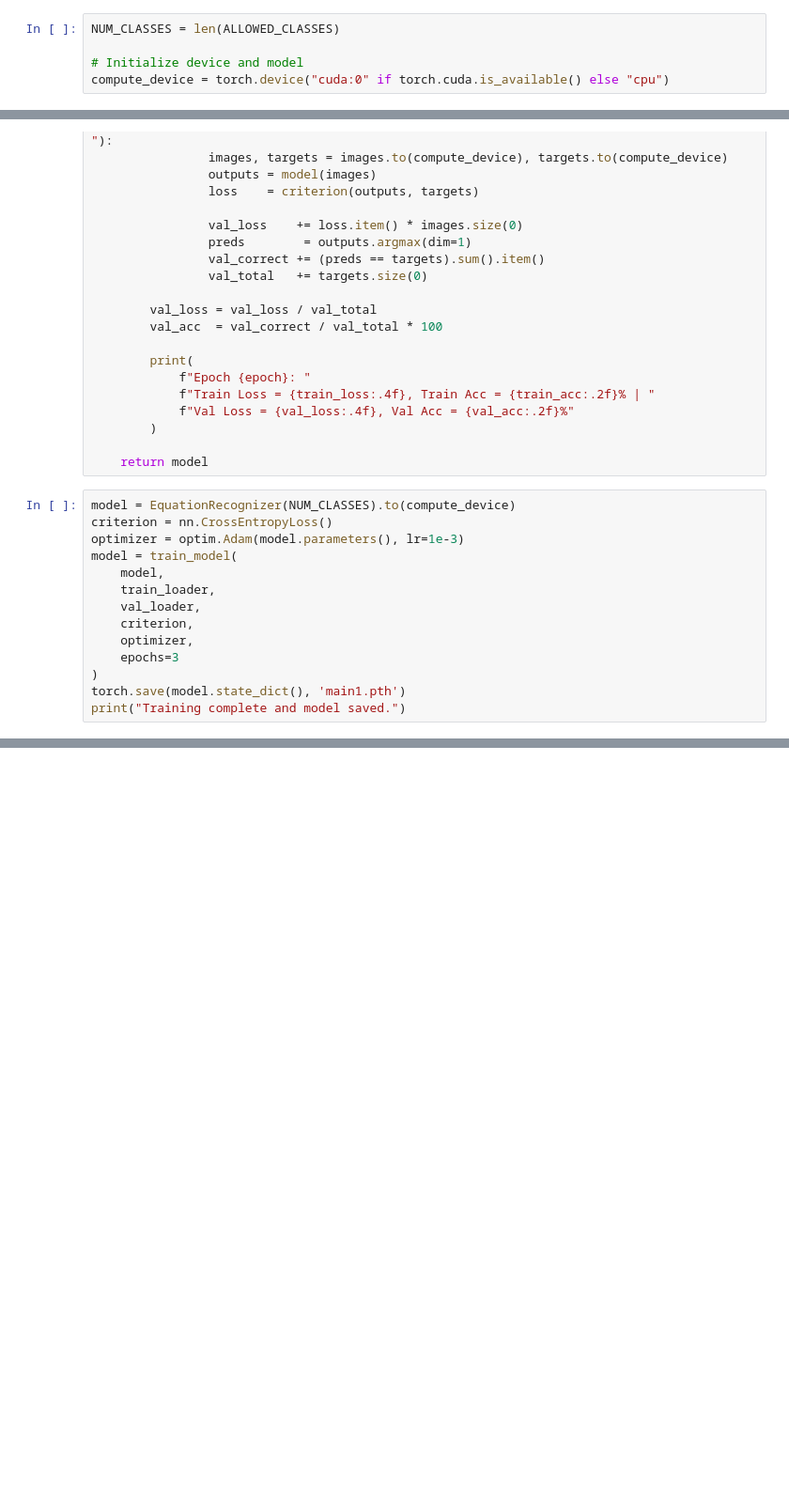
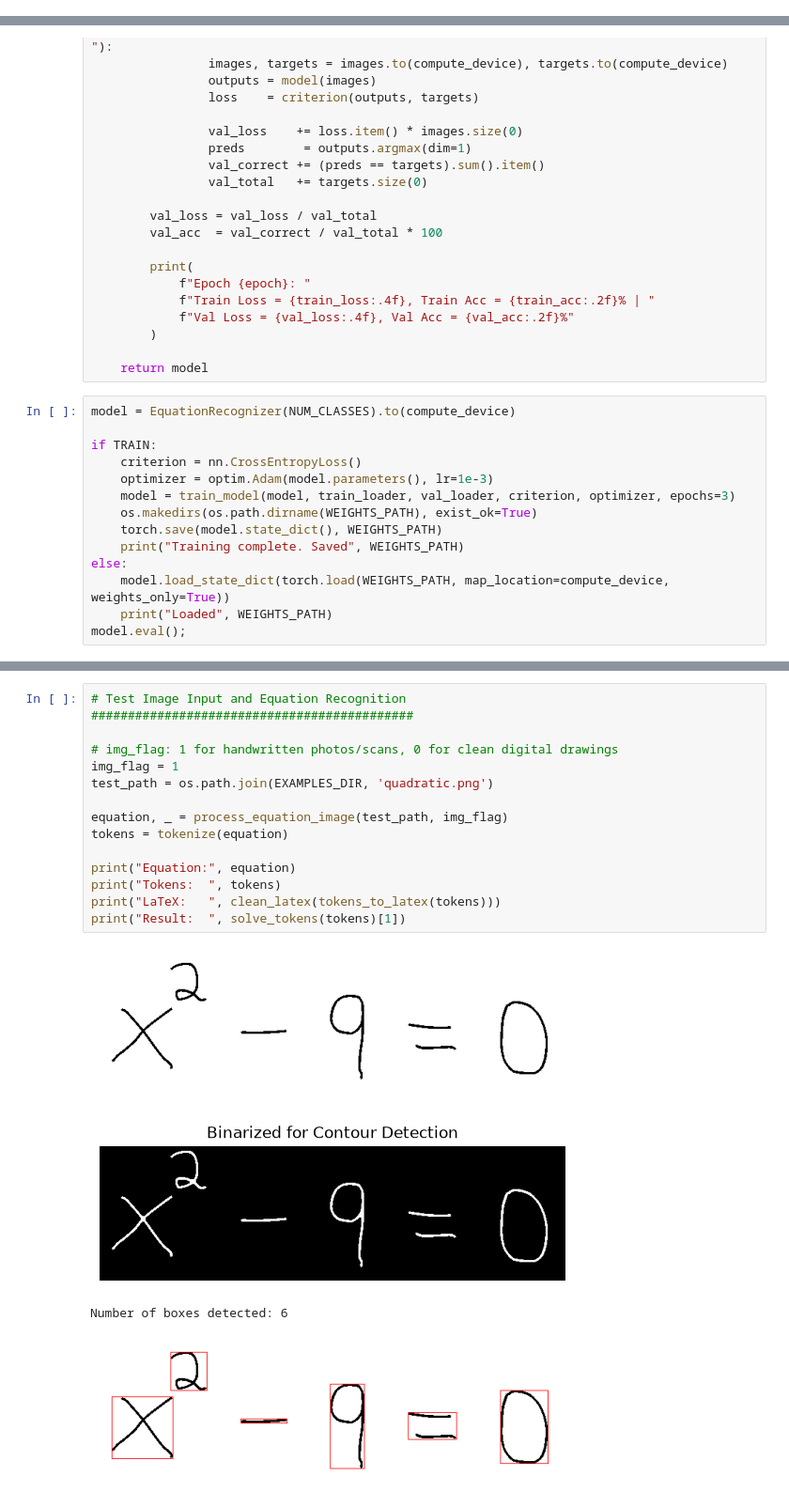
Before and after one commit to Ramana1908/HandwrittenMathEquation-Recognizer, a Jupyter notebook: CNN.ipynb, the cells around one changed output, grey strips where cells are left out. Shown at 94% size. Drawn from its saved outputs; the diff is of its cells as text; blank space fills up the shorter version.

```diff
--- a/CNN.ipynb
+++ b/CNN.ipynb
@@ -147,8 +166,3 @@ class EquationRecognizer(nn.Module):
-# %%
-NUM_CLASSES = len(ALLOWED_CLASSES)
-
-# Initialize device and model
-compute_device = torch.device("cuda:0" if torch.cuda.is_available() else "cpu")
 # %%
 def train_model(model, train_loader, val_loader, criterion, optimizer, epochs=4):
     for epoch in range(1, epochs+1):
@@ -197,16 +211,16 @@ def train_model(model, train_loader, val_loader, criterion, optimizer, epochs=4)
     return model
 # %%
 model = EquationRecognizer(NUM_CLASSES).to(compute_device)
-criterion = nn.CrossEntropyLoss()
-optimizer = optim.Adam(model.parameters(), lr=1e-3)
-model = train_model(
-    model,
-    train_loader,
-    val_loader,
-    criterion,
-    optimizer,
-    epochs=3
-)
-torch.save(model.state_dict(), 'main1.pth')
-print("Training complete and model saved.")
+
+if TRAIN:
+    criterion = nn.CrossEntropyLoss()
+    optimizer = optim.Adam(model.parameters(), lr=1e-3)
+    model = train_model(model, train_loader, val_loader, criterion, optimizer, epochs=3)
+    os.makedirs(os.path.dirname(WEIGHTS_PATH), exist_ok=True)
+    torch.save(model.state_dict(), WEIGHTS_PATH)
+    print("Training complete. Saved", WEIGHTS_PATH)
+else:
+    model.load_state_dict(torch.load(WEIGHTS_PATH, map_location=compute_device, weights_only=True))
+    print("Loaded", WEIGHTS_PATH)
+model.eval();
 # %% [output]
@@ -779,0 +656,20 @@ def solve_tokens(eq_symbols):
+# %%
+# Test Image Input and Equation Recognition
+############################################
+
+# img_flag: 1 for handwritten photos/scans, 0 for clean digital drawings
+img_flag = 1
+test_path = os.path.join(EXAMPLES_DIR, 'quadratic.png')
+
+equation, _ = process_equation_image(test_path, img_flag)
+tokens = tokenize(equation)
+
+print("Equation:", equation)
+print("Tokens:  ", tokens)
+print("LaTeX:   ", clean_latex(tokens_to_latex(tokens)))
+print("Result:  ", solve_tokens(tokens)[1])
+# %% [output]
+[figure, added]
+[figure, added]
+Number of boxes detected: 6
+[figure, added]
```
Also changed, not shown: parts of 22 cells of this notebook, 18 other files.
